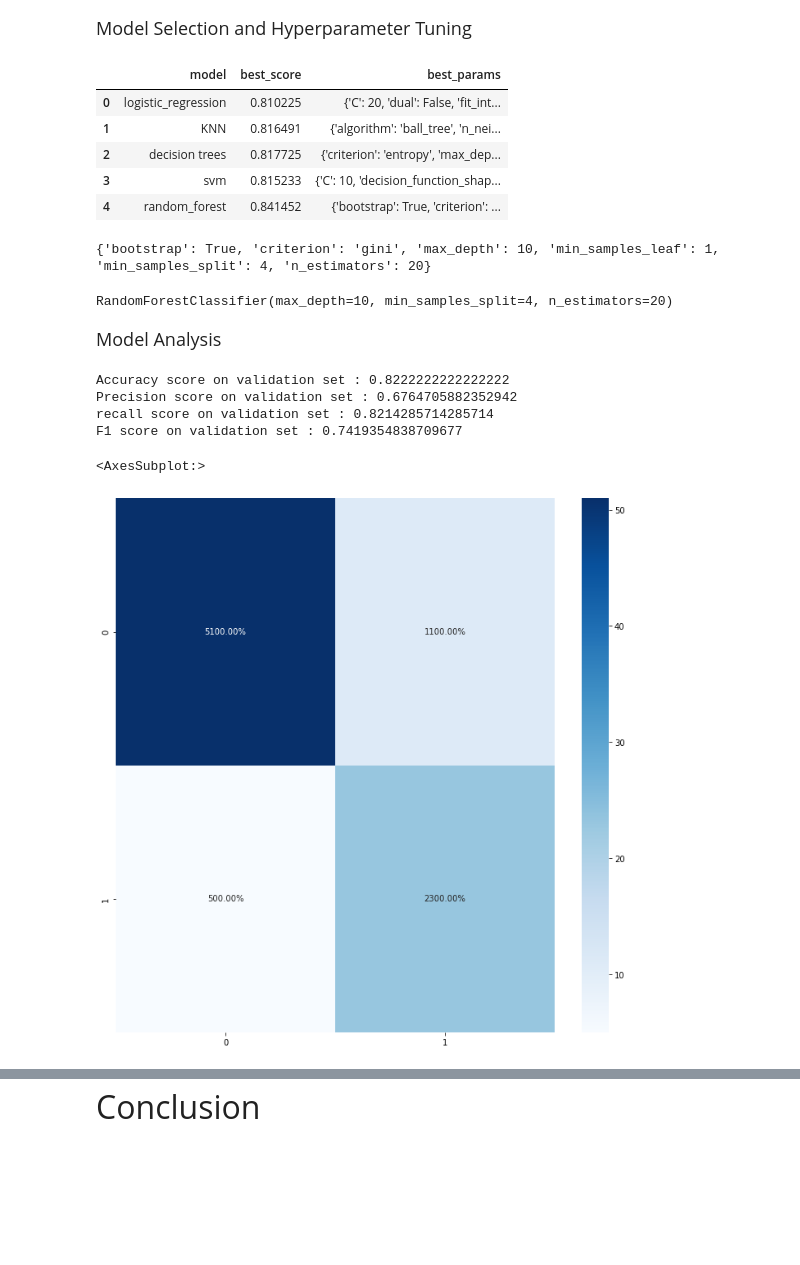
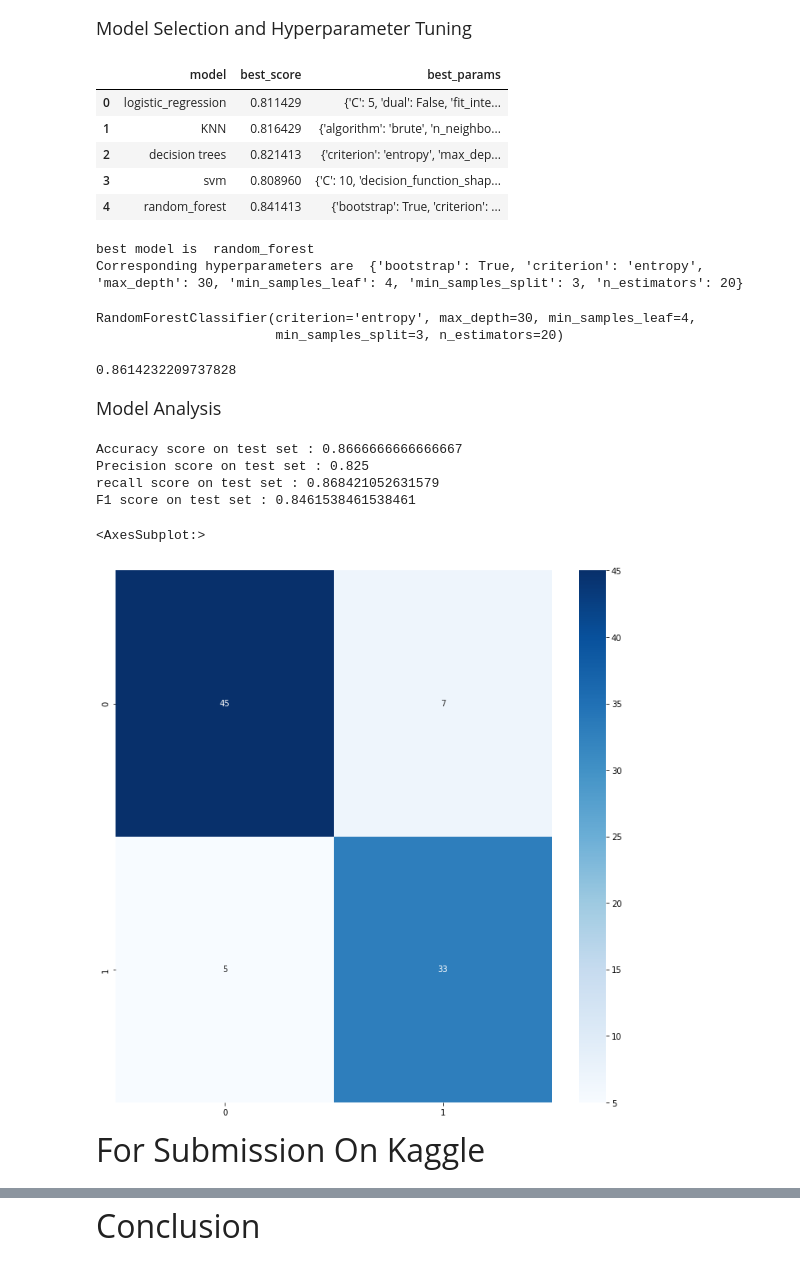
Before and after one commit to dsgiitr/Lecture-Assignments-Y22, a Jupyter notebook: ML/ML-Project/Devansh-Bhardwaj.ipynb, the cells around one changed output, grey strips where cells are left out. Saved outputs shown, nothing was run; the diff lists cells and outputs as text; code cells hidden in the pictures; blank space fills up the shorter version.

Commit message:
Final Submission

```diff
--- a/ML/ML-Project/Devansh-Bhardwaj.ipynb
+++ b/ML/ML-Project/Devansh-Bhardwaj.ipynb
@@ -344,6 +344,9 @@ data['Sex'] = label.fit_transform(data['Sex'])
 data['Embarked'] = label.fit_transform(data['Embarked'])
 data['Ticket'] = label.fit_transform(data['Ticket'])
 data['Cabin'] = label.fit_transform(data['Cabin'])
+# %%
+# due to high correlation between sibsp, Parch and family, let's drop sibsp and Parch
+data.drop(['SibSp','Parch'],axis=1,inplace = True)
 # %% [markdown]
 <font size="4">Skewness</font>
 # %%
@@ -509,9 +507,14 @@ model_params = {
 from sklearn.model_selection import GridSearchCV
 scores = []
 # Grid search cv
+b = -1 # this will store the best accuracy and if the accuracy of a model exceeds the previous best then we will mark that model as the best model
 for model_name, mp in model_params.items():
     clf =  GridSearchCV(mp['model'], mp['params'], cv=5, return_train_score=False)
-    clf.fit(X_train, y_train)
+    model = clf.fit(X_train, y_train)
+    if(clf.best_score_>b):
+        best_model = model
+        name = model_name
+        b = clf.best_score_
     scores.append({
         'model': model_name,
         'best_score': clf.best_score_,
@@ -522,11 +525,17 @@ df = pd.DataFrame(scores,columns=['model','best_score','best_params'])
 df
 # %% [output]
 |  | model | best_score | best_params |
-| 0 | logistic_regression | 0.810225 | {'C': 20, 'dual': False, 'fit_int... |
-| 1 | KNN | 0.816491 | {'algorithm': 'ball_tree', 'n_nei... |
-| 2 | decision trees | 0.817725 | {'criterion': 'entropy', 'max_dep... |
-| 3 | svm | 0.815233 | {'C': 10, 'decision_function_shap... |
-| 4 | random_forest | 0.841452 | {'bootstrap': True, 'criterion': ... |
+| 0 | logistic_regression | 0.811429 | {'C': 5, 'dual': False, 'fit_inte... |
+| 1 | KNN | 0.816429 | {'algorithm': 'brute', 'n_neighbo... |
+| 2 | decision trees | 0.821413 | {'criterion': 'entropy', 'max_dep... |
+| 3 | svm | 0.808960 | {'C': 10, 'decision_function_shap... |
+| 4 | random_forest | 0.841413 | {'bootstrap': True, 'criterion': ... |
+# %%
+print("best model is ",name)
+print("Corresponding hyperparameters are ",best_model.best_params_)
+# %% [output]
+best model is  random_forest
+Corresponding hyperparameters are  {'bootstrap': True, 'criterion': 'entropy', 'max_depth': 30, 'min_samples_leaf': 4, 'min_samples_split': 3, 'n_estimators': 20}
 # %%
 from mlxtend.feature_selection import SequentialFeatureSelector as SFS
 from sklearn.linear_model import LogisticRegression
@@ -539,21 +543,24 @@ model = clf.fit(X_train,y_train)
 # %%
 print(model.best_params_)
-# %% [output]
-{'bootstrap': True, 'criterion': 'gini', 'max_depth': 10, 'min_samples_leaf': 1, 'min_samples_split': 4, 'n_estimators': 20}
 # %%
 # performing forward selection on random forest model
-sfs = SFS(model.best_estimator_,
-          k_features = (1,11),
+sfs = SFS(best_model.best_estimator_,
+          k_features = (1,9),
           forward = True,
           scoring = 'accuracy')
 X_train_selected = sfs.fit_transform(X_train,y_train)
-best_model = model.best_estimator_
-best_model.fit(X_train_selected,y_train)
+final_model = best_model.best_estimator_
+final_model.fit(X_train_selected,y_train)
 # %% [output]
-RandomForestClassifier(max_depth=10, min_samples_split=4, n_estimators=20)
+RandomForestClassifier(criterion='entropy', max_depth=30, min_samples_leaf=4,
+                       min_samples_split=3, n_estimators=20)
+# %%
+print(final_model.score(X_train_selected,y_train))
+# %% [output]
+0.8614232209737828
 # %%
 X_test_selected = sfs.transform(X_test)
-y_predict = best_model.predict(X_test_selected)
+y_predict = final_model.predict(X_test_selected)
 # %% [markdown]
 <font size="4">Model Analysis</font>
 # %%
@@ -561,21 +568,23 @@ y_predict = best_model.predict(X_test_selected)
 from sklearn.metrics import precision_score
 from sklearn.metrics import recall_score
 from sklearn.metrics import f1_score
-print("Accuracy score on validation set :", best_model.score(X_test_selected,y_test))
-print("Precision score on validation set :", precision_score(y_predict,y_test))
-print("recall score on validation set :", recall_score(y_predict,y_test))
-print("F1 score on validation set :", f1_score(y_predict,y_test))
+print("Accuracy score on test set :", final_model.score(X_test_selected,y_test))
+print("Precision score on test set :", precision_score(y_predict,y_test))
+print("recall score on test set :", recall_score(y_predict,y_test))
+print("F1 score on test set :", f1_score(y_predict,y_test))
 # %% [output]
-Accuracy score on validation set : 0.8222222222222222
-Precision score on validation set : 0.6764705882352942
-recall score on validation set : 0.8214285714285714
-F1 score on validation set : 0.7419354838709677
+Accuracy score on test set : 0.8666666666666667
+Precision score on test set : 0.825
+recall score on test set : 0.868421052631579
+F1 score on test set : 0.8461538461538461
 # %%
 # Confusion matrix
 from sklearn.metrics import confusion_matrix
-cm = confusion_matrix(y_pred, y_test)
+cm = confusion_matrix(y_predict, y_test)
 plt.figure(figsize=(12,12))
-sns.heatmap(cm, annot=True, fmt='.2%', cmap='Blues')
+sns.heatmap(cm, annot=True, cmap='Blues')
 # %% [output]
 <AxesSubplot:>
-[figure, old version]
+[figure, new version]
+# %% [markdown]
+<font size="6">For Submission On Kaggle</font>
```
Also changed, not shown: parts of 24 cells of this notebook.
